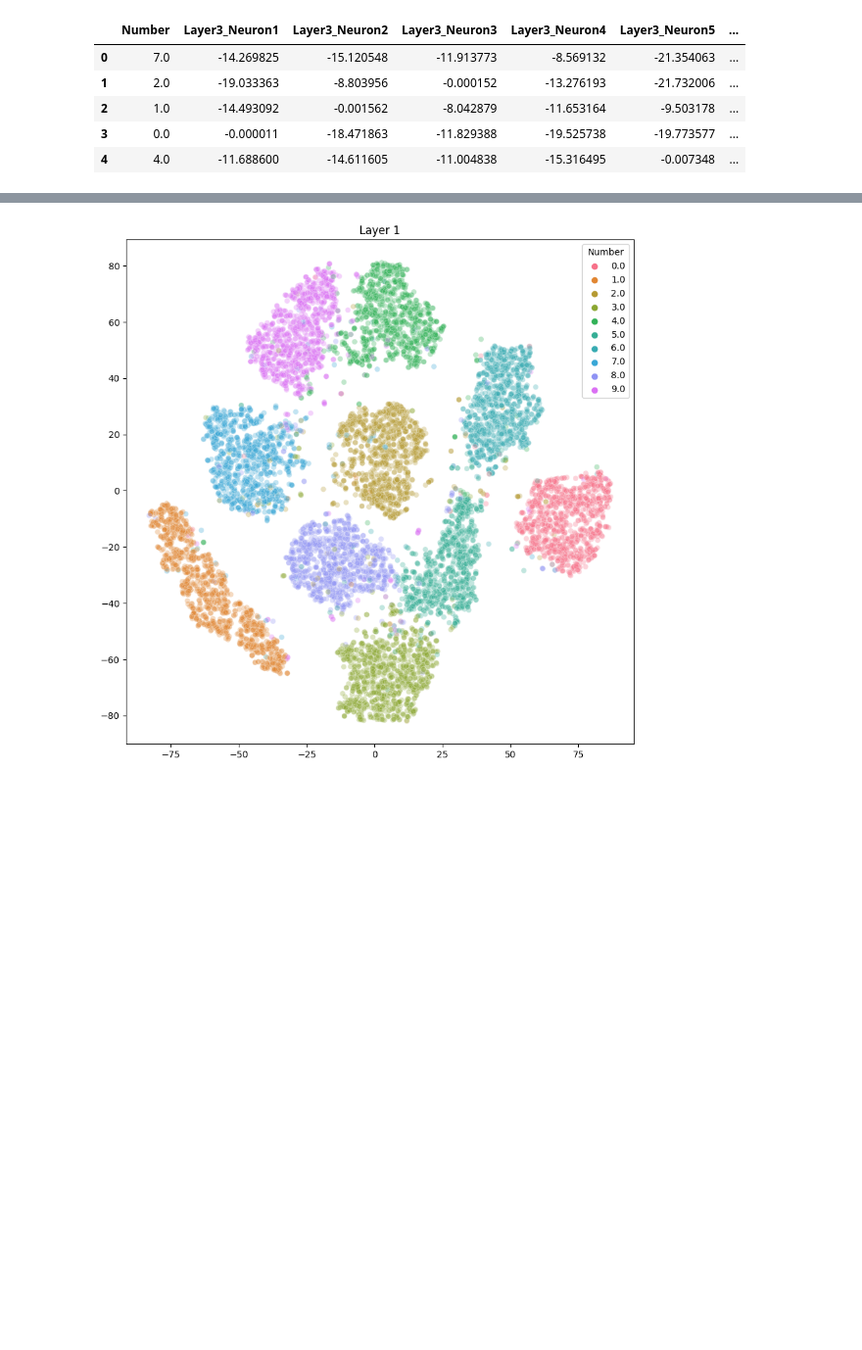
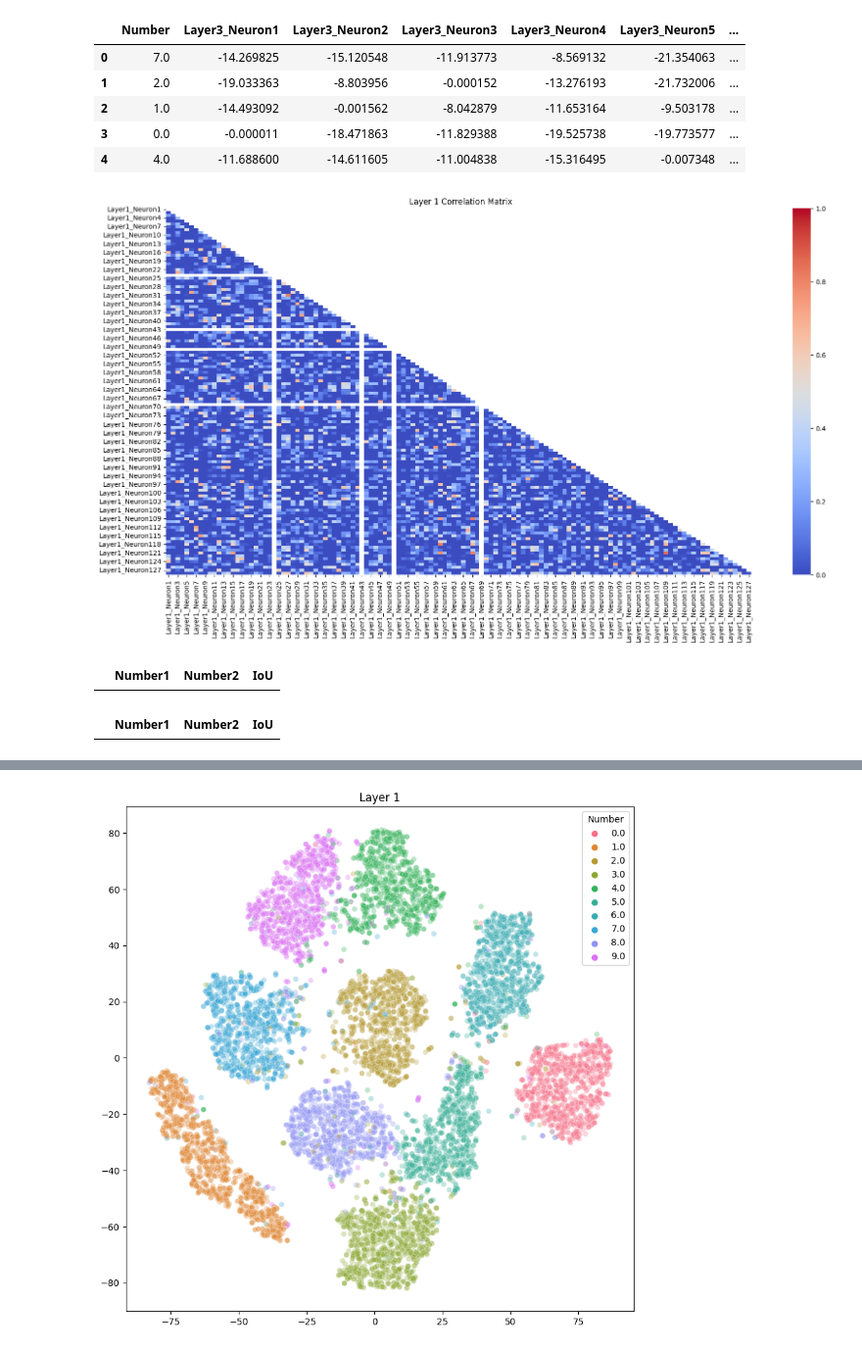
Before and after one commit to miguel-kjh/ExAI, a Jupyter notebook: mnist.ipynb, the cells around one changed output, grey strips where cells are left out. Shown at 98% size. Saved outputs shown, nothing was run; the diff lists cells and outputs as text; code cells hidden in the pictures; blank space fills up the shorter version.

```diff
--- a/mnist.ipynb
+++ b/mnist.ipynb
@@ -24,6 +29,14 @@ DEVICE = 'cuda' if torch.cuda.is_available() else 'cpu'
 print(f'Using {DEVICE}')
 # %% [output]
 Using cuda
+# %%
+def correlation_matrix(df, title):
+    corr = df.corr()
+    mask = np.triu(np.ones_like(corr, dtype=bool))
+    plt.figure(figsize=(20, 10))
+    sns.heatmap(corr, mask=mask, annot=False, cmap='coolwarm', vmin=0, vmax=1)
+    plt.title(title)
+    plt.show()
 # %%
 def load_data(batch_size=BATCH_SIZE, num_workers=4):
     # Transformaciones para los datos
@@ -244,7 +257,8 @@ df.to_csv('activations.csv', index=False)
 ## Study activation
 # %%
 # read activations csv
-df = pd.read_csv('activations.csv')
+folder = os.path.join(os.getcwd(), 'activations', 'activations.csv')
+df = pd.read_csv(folder)
 df.head()
 # %% [output]
 |  | Number | Layer1_Neuron1 | Layer1_Neuron2 | Layer1_Neuron3 | Layer1_Neuron4 | Layer1_Neuron5 | ... |
@@ -278,3 +292,9 @@ df_layer3.head()
 | 2 | 1.0 | -14.493092 | -0.001562 | -8.042879 | -11.653164 | -9.503178 | ... |
 | 3 | 0.0 | -0.000011 | -18.471863 | -11.829388 | -19.525738 | -19.773577 | ... |
 | 4 | 4.0 | -11.688600 | -14.611605 | -11.004838 | -15.316495 | -0.007348 | ... |
+# %%
+# plot correlation matrix
+df_layer1_not_number = df_layer1.drop(columns=['Number'])
+correlation_matrix(df_layer1_not_number, 'Layer 1 Correlation Matrix')
+# %% [output]
+[figure, added]
@@ -280,0 +327,9 @@ df_layer3.head()
+# %%
+# get row that IoU > 0
+df_iou_layer1[df_iou_layer1['IoU'] > 0]
+# %% [output]
+|  | Number1 | Number2 | IoU |
+# %%
+df_iou_layer2[df_iou_layer2['IoU'] > 0]
+# %% [output]
+|  | Number1 | Number2 | IoU |
```
Also changed, not shown: parts of 7 cells of this notebook, 2 other files.
